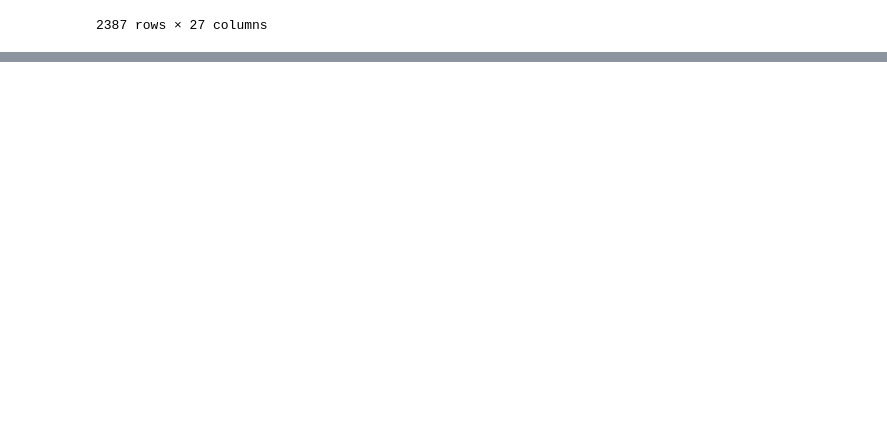
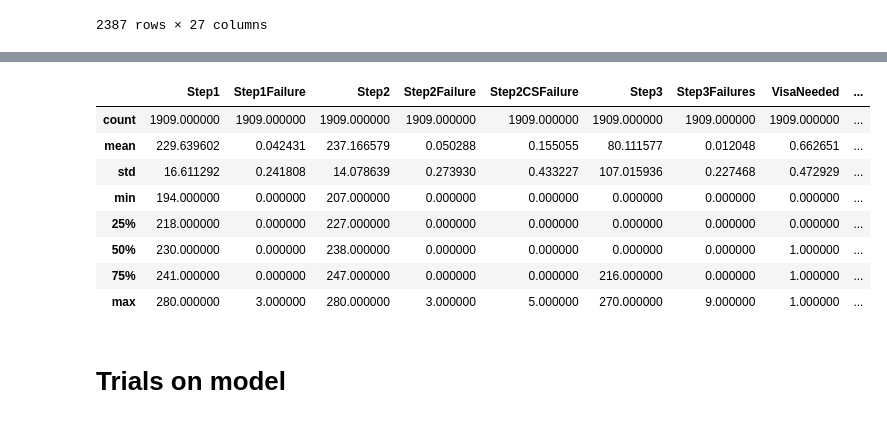
Before and after one commit to Huang-Raoyi/usmle-web-calculator-demo, a Jupyter notebook: data-model/logisticRegression.ipynb, the cells around one changed output, grey strips where cells are left out. Saved outputs shown, nothing was run; the diff lists cells and outputs as text; code cells hidden in the pictures; blank space fills up the shorter version.

```diff
--- a/data-model/logisticRegression.ipynb
+++ b/data-model/logisticRegression.ipynb
@@ -160,0 +224,14 @@ ValueError: Unknown label type: 'continuous'
+# %%
+X_train.describe()
+# %% [output]
+|  | Step1 | Step1Failure | Step2 | Step2Failure | Step2CSFailure | Step3 | Step3Failures | VisaNeeded | ... |
+| count | 1909.000000 | 1909.000000 | 1909.000000 | 1909.000000 | 1909.000000 | 1909.000000 | 1909.000000 | 1909.000000 | ... |
+| mean | 229.639602 | 0.042431 | 237.166579 | 0.050288 | 0.155055 | 80.111577 | 0.012048 | 0.662651 | ... |
+| std | 16.611292 | 0.241808 | 14.078639 | 0.273930 | 0.433227 | 107.015936 | 0.227468 | 0.472929 | ... |
+| min | 194.000000 | 0.000000 | 207.000000 | 0.000000 | 0.000000 | 0.000000 | 0.000000 | 0.000000 | ... |
+| 25% | 218.000000 | 0.000000 | 227.000000 | 0.000000 | 0.000000 | 0.000000 | 0.000000 | 0.000000 | ... |
+| 50% | 230.000000 | 0.000000 | 238.000000 | 0.000000 | 0.000000 | 0.000000 | 0.000000 | 1.000000 | ... |
+| 75% | 241.000000 | 0.000000 | 247.000000 | 0.000000 | 0.000000 | 216.000000 | 0.000000 | 1.000000 | ... |
+| max | 280.000000 | 3.000000 | 280.000000 | 3.000000 | 5.000000 | 270.000000 | 9.000000 | 1.000000 | ... |
+# %% [markdown]
+# Trials on model
```
Also changed, not shown: parts of 23 cells of this notebook, 1 other file.
